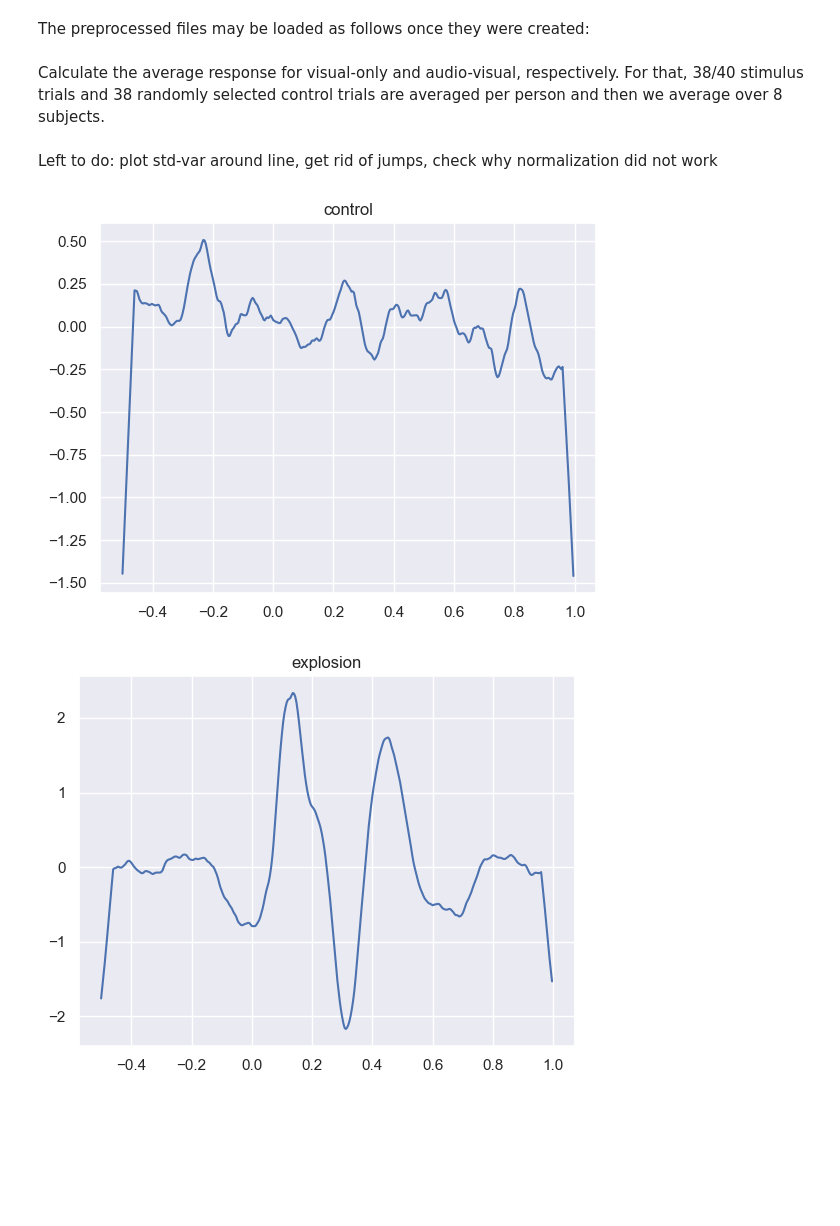
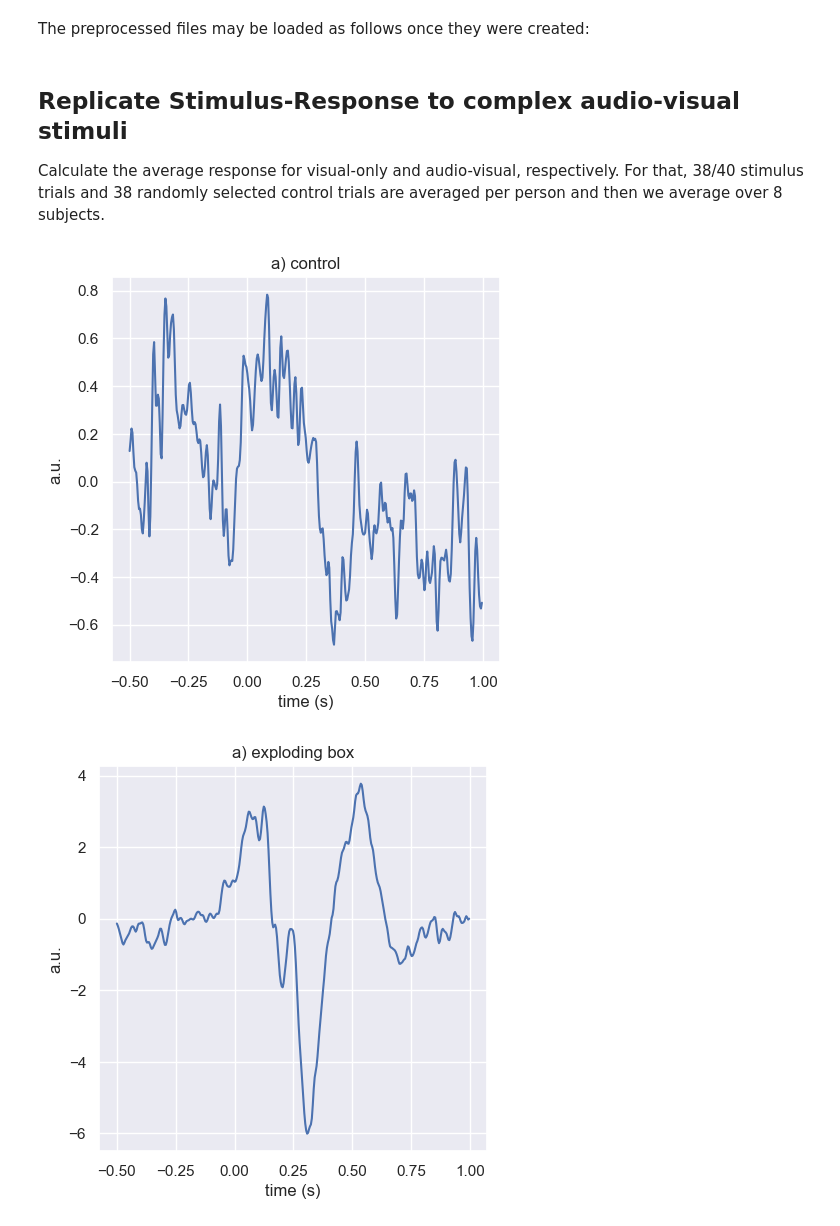
Before and after one commit to thatsvenyouknow/BCI_practical_project, a Jupyter notebook: data_exploration_and_preprocessing.ipynb, the cells around one changed output. Cells and saved outputs as stored; diff of their text form; code cells hidden in the pictures; blank space fills up the shorter version.

```diff
--- a/data_exploration_and_preprocessing.ipynb
+++ b/data_exploration_and_preprocessing.ipynb
@@ -442,7 +529,7 @@ markers = {"control": "S13","explosion": "S12", "fire": "S14"}
 chan_select = np.array(["PO3", "PO4", "PO8", "O2", "Pz", "P3", "P4",
                         "CPz","CP1", "CP2","Cz"])
 filter_coeffs = {
-    "low": (b_l, a_l),
+    "low": taps_low,
     "high": taps_high,
     "notch_50": (b_50, a_50),
     "notch_62": (b_62, a_62),
@@ -461,43 +548,48 @@ The preprocessed files may be loaded as follows once they were created:
 # %%
 file = np.load("sub1_preprocessed.npy", allow_pickle=True).item()
 # %% [markdown]
+## Replicate Stimulus-Response to complex audio-visual stimuli
 Calculate the average response for visual-only and audio-visual, respectively.
 For that, 38/40 stimulus trials and 38 randomly selected control trials are averaged per person and then we average over 8 subjects.
-# %% [markdown]
-Left to do: plot std-var around line, get rid of jumps, check why normalization did not work
 # %%
 avg = {
     "control": [],
     "explosion": [],
     "fire": []
     }
 
 std = avg.copy()
 
 #Smoothing
 kernel_size = 20
 kernel = np.ones(kernel_size) / kernel_size
 
 
 #Note: for the visualizations in the paper, the "O2" channel was used, which is the 3rd channel in the recordings
 for i in range(8):
-    j = i+1
+    j = i+8
     file = np.load("sub{}_preprocessed_visualization.npy".format(j), allow_pickle=True).item()
     for condition in file.keys():
         #randomly select 38 trials (and only use channel O2)
         select = np.array([file[condition][k][2,:] for k in np.random.choice(len(file[condition]), 38, replace=False)])
         avg[condition].append(np.mean(select, axis=0))
         std[condition].append(np.std(select, axis=0))
 
 #Now, the dictionary contains a list and we need to average over the list for each condition
 for ix, condition in enumerate(avg.keys()):
     #for further smoothing use: np.convolve(np.mean(np.array(avg[condition]), axis=0), kernel, mode='same')
+    if condition == "explosion":
+        title_cond = "exploding box"
+    elif condition == "fire":
+        title_cond = "burning box"
+    else:
+        title_cond = "control"
     avg_smooth = np.mean(np.array(avg[condition]), axis=0)
-    figure(ix)
+    figure(ix, figsize = (5,5))
     plot(np.arange(-0.5,1, 1/250),avg_smooth-np.mean(avg_smooth))
-    title(condition)
-    #print(np.mean(avg_smooth))
-    #plot
+    title(f"a) {title_cond}")
+    ylabel("a.u.")
+    xlabel("time (s)")
 # %% [output]
-[figure, old version]
+[figure, new version]
-[figure, old version]
+[figure, new version]
```
Also changed, not shown: parts of 11 cells of this notebook.
